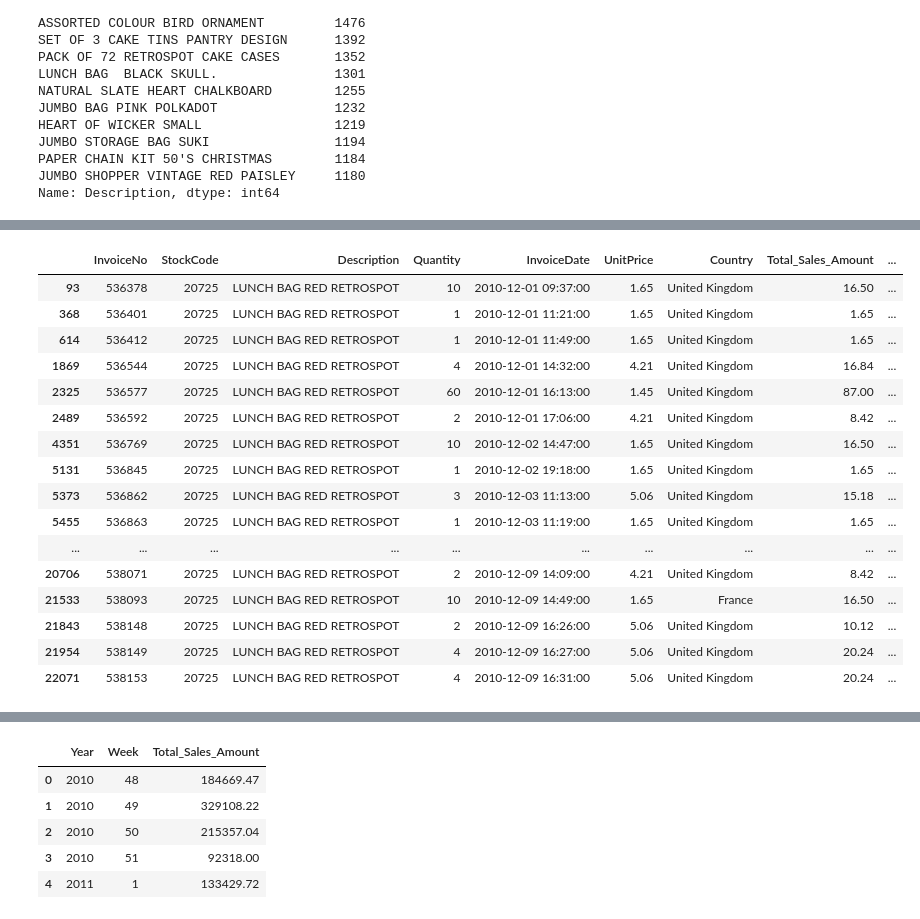
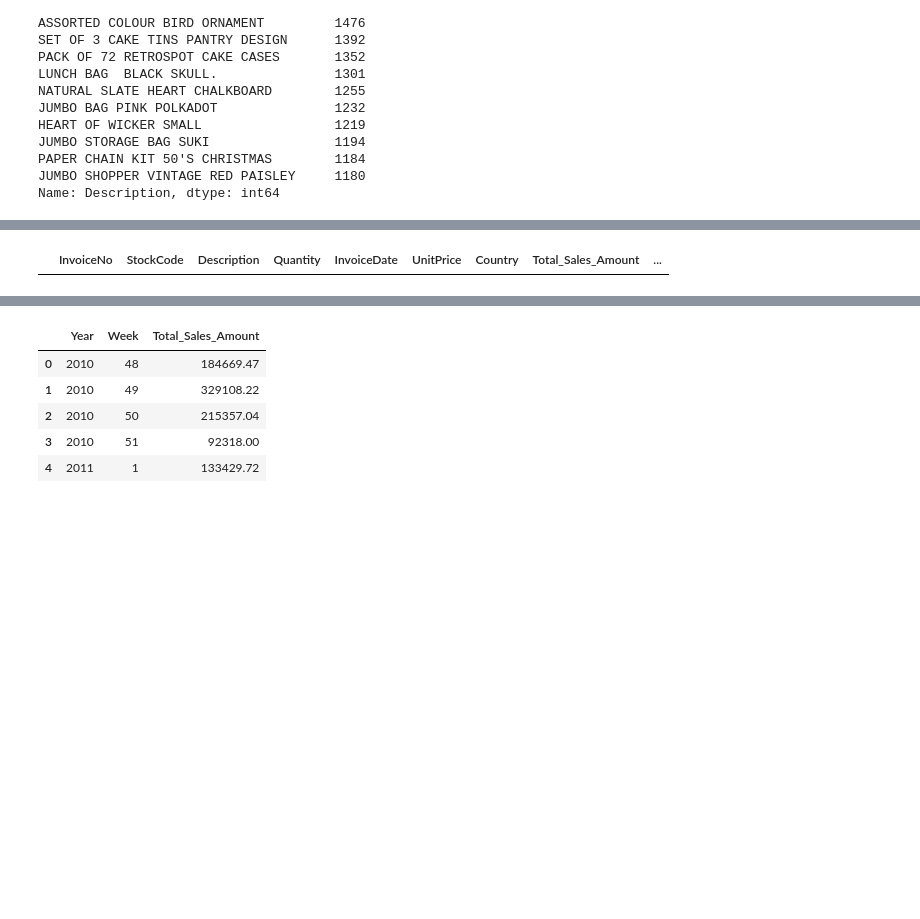
Before and after one commit to AMiNo-13/Online-Retail-Time-Series-Analysis-Forecasting, a Jupyter notebook: Modeling & Forecasting.ipynb, the cells around one changed output, grey strips where cells are left out. Drawn from its saved outputs; the diff is of its cells as text; code cells hidden in the pictures; blank space fills up the shorter version.

```diff
--- a/Modeling & Forecasting.ipynb
+++ b/Modeling & Forecasting.ipynb
@@ -607,23 +575,7 @@ dfp4.head(50)
 # %%
 dfp5 = df[df['Description'] == 'LUNCH BAG RED RETROSPOT']
-dfp5.head(50)
+dfp5.head(0)
 # %% [output]
 |  | InvoiceNo | StockCode | Description | Quantity | InvoiceDate | UnitPrice | Country | Total_Sales_Amount | ... |
-| 93 | 536378 | 20725 | LUNCH BAG RED RETROSPOT | 10 | 2010-12-01 09:37:00 | 1.65 | United Kingdom | 16.50 | ... |
-| 368 | 536401 | 20725 | LUNCH BAG RED RETROSPOT | 1 | 2010-12-01 11:21:00 | 1.65 | United Kingdom | 1.65 | ... |
-| 614 | 536412 | 20725 | LUNCH BAG RED RETROSPOT | 1 | 2010-12-01 11:49:00 | 1.65 | United Kingdom | 1.65 | ... |
-| 1869 | 536544 | 20725 | LUNCH BAG RED RETROSPOT | 4 | 2010-12-01 14:32:00 | 4.21 | United Kingdom | 16.84 | ... |
-| 2325 | 536577 | 20725 | LUNCH BAG RED RETROSPOT | 60 | 2010-12-01 16:13:00 | 1.45 | United Kingdom | 87.00 | ... |
-| 2489 | 536592 | 20725 | LUNCH BAG RED RETROSPOT | 2 | 2010-12-01 17:06:00 | 4.21 | United Kingdom | 8.42 | ... |
-| 4351 | 536769 | 20725 | LUNCH BAG RED RETROSPOT | 10 | 2010-12-02 14:47:00 | 1.65 | United Kingdom | 16.50 | ... |
-| 5131 | 536845 | 20725 | LUNCH BAG RED RETROSPOT | 1 | 2010-12-02 19:18:00 | 1.65 | United Kingdom | 1.65 | ... |
-| 5373 | 536862 | 20725 | LUNCH BAG RED RETROSPOT | 3 | 2010-12-03 11:13:00 | 5.06 | United Kingdom | 15.18 | ... |
-| 5455 | 536863 | 20725 | LUNCH BAG RED RETROSPOT | 1 | 2010-12-03 11:19:00 | 1.65 | United Kingdom | 1.65 | ... |
-| ... | ... | ... | ... | ... | ... | ... | ... | ... | ... |
-| 20706 | 538071 | 20725 | LUNCH BAG RED RETROSPOT | 2 | 2010-12-09 14:09:00 | 4.21 | United Kingdom | 8.42 | ... |
-| 21533 | 538093 | 20725 | LUNCH BAG RED RETROSPOT | 10 | 2010-12-09 14:49:00 | 1.65 | France | 16.50 | ... |
-| 21843 | 538148 | 20725 | LUNCH BAG RED RETROSPOT | 2 | 2010-12-09 16:26:00 | 5.06 | United Kingdom | 10.12 | ... |
-| 21954 | 538149 | 20725 | LUNCH BAG RED RETROSPOT | 4 | 2010-12-09 16:27:00 | 5.06 | United Kingdom | 20.24 | ... |
-| 22071 | 538153 | 20725 | LUNCH BAG RED RETROSPOT | 4 | 2010-12-09 16:31:00 | 5.06 | United Kingdom | 20.24 | ... |
 # %%
 dfp6 = df[df['Description'] == 'ASSORTED COLOUR BIRD ORNAMENT']
```
Also changed, not shown: parts of 530 cells of this notebook.
